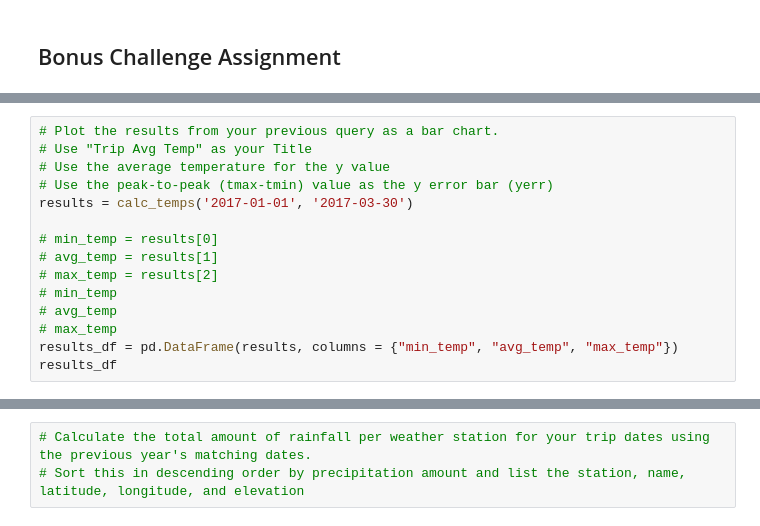
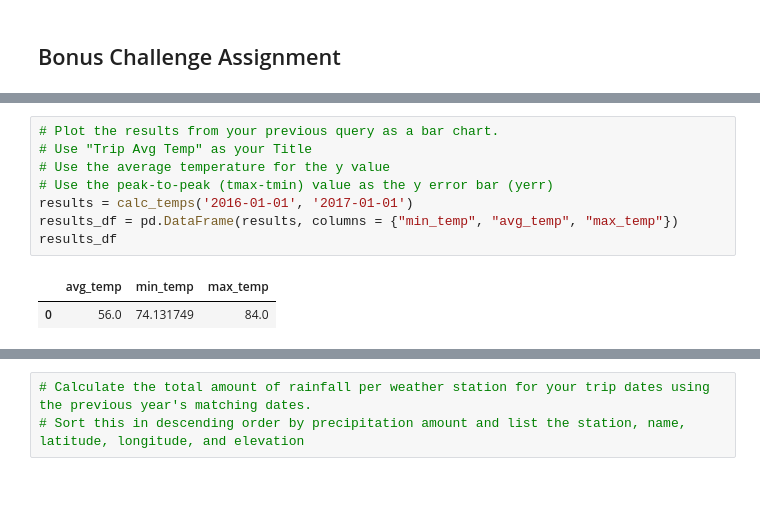
Before and after one commit to harikapeddi/Hawaii-sqlalchemy, a Jupyter notebook: climate_Hawaii.ipynb, the cells around one changed output, grey strips where cells are left out. Drawn from its saved outputs; the diff is of its cells as text; blank space fills up the shorter version.

```diff
--- a/climate_Hawaii.ipynb
+++ b/climate_Hawaii.ipynb
@@ -164,18 +265,14 @@ print(calc_temps('2017-01-01', '2017-03-30'))
 # %%
 # Plot the results from your previous query as a bar chart.
 # Use "Trip Avg Temp" as your Title
 # Use the average temperature for the y value
 # Use the peak-to-peak (tmax-tmin) value as the y error bar (yerr)
-results = calc_temps('2017-01-01', '2017-03-30')
-
-# min_temp = results[0]
-# avg_temp = results[1]
-# max_temp = results[2]
-# min_temp
-# avg_temp
-# max_temp
+results = calc_temps('2016-01-01', '2017-01-01')
 results_df = pd.DataFrame(results, columns = {"min_temp", "avg_temp", "max_temp"})
 results_df
+# %% [output]
+|  | avg_temp | min_temp | max_temp |
+| 0 | 56.0 | 74.131749 | 84.0 |
 # %%
 results_df.plot.bar(y="avg_temp", yerr=(results_df["max_temp"] - results_df["min_temp"]), title="Trip Average Temperature", color="coral",
                     alpha=0.5, figsize=(3,6), legend=None)
```
Also changed, not shown: parts of 20 cells of this notebook, 1 other file.
